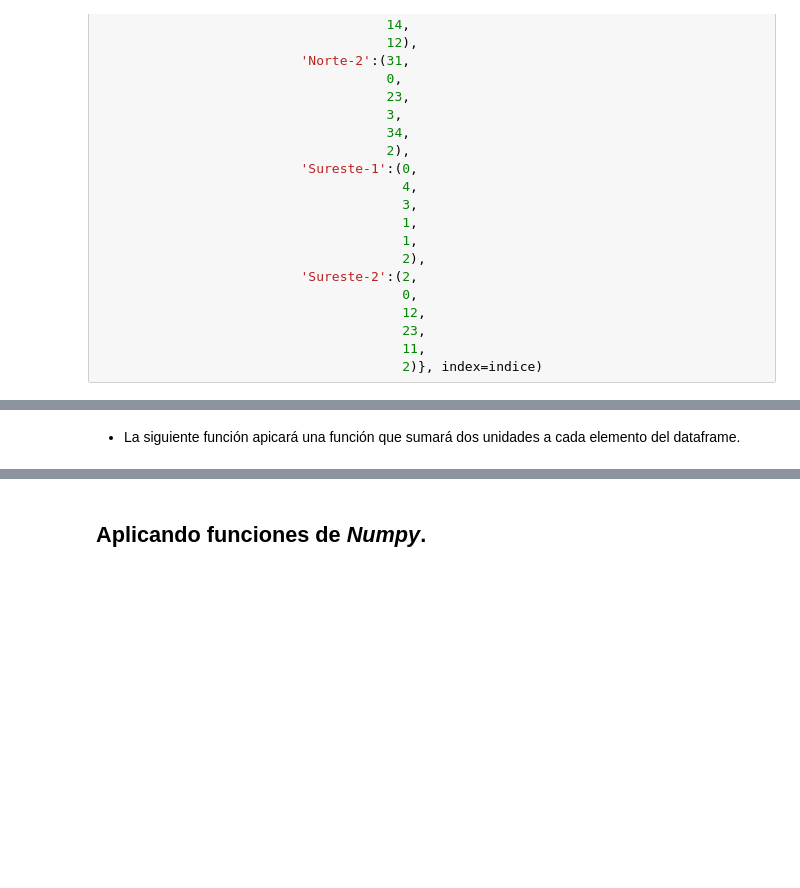
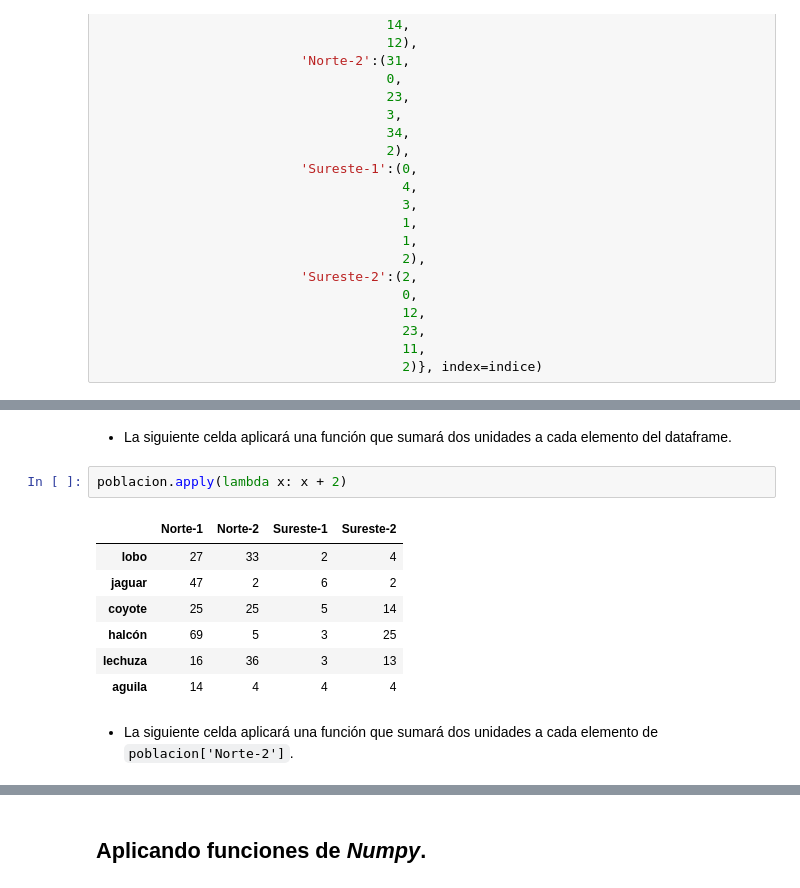
Before and after one commit to PythonistaMX/py311, a Jupyter notebook: 08_metodos_apply_y_transform.ipynb, the cells around one changed output, grey strips where cells are left out. Cells and saved outputs as stored; diff of their text form; blank space fills up the shorter version.

````diff
--- a/08_metodos_apply_y_transform.ipynb
+++ b/08_metodos_apply_y_transform.ipynb
@@ -50,4 +58,16 @@ poblacion
 # %% [markdown]
-* La siguiente función apicará una función que sumará dos unidades a cada elemento del dataframe.
+* La siguiente celda aplicará una función que sumará dos unidades a cada elemento del dataframe.
+# %%
+poblacion.apply(lambda x: x + 2)
+# %% [output]
+|  | Norte-1 | Norte-2 | Sureste-1 | Sureste-2 |
+| lobo | 27 | 33 | 2 | 4 |
+| jaguar | 47 | 2 | 6 | 2 |
+| coyote | 25 | 25 | 5 | 14 |
+| halcón | 69 | 5 | 3 | 25 |
+| lechuza | 16 | 36 | 3 | 13 |
+| aguila | 14 | 4 | 4 | 4 |
+# %% [markdown]
+* La siguiente celda aplicará una función que sumará dos unidades a cada elemento de ```poblacion['Norte-2']```.
 # %%
 poblacion['Norte-2'].apply(lambda x: x + 2)
````
Also changed, not shown: parts of 18 cells of this notebook, 3 other files.
